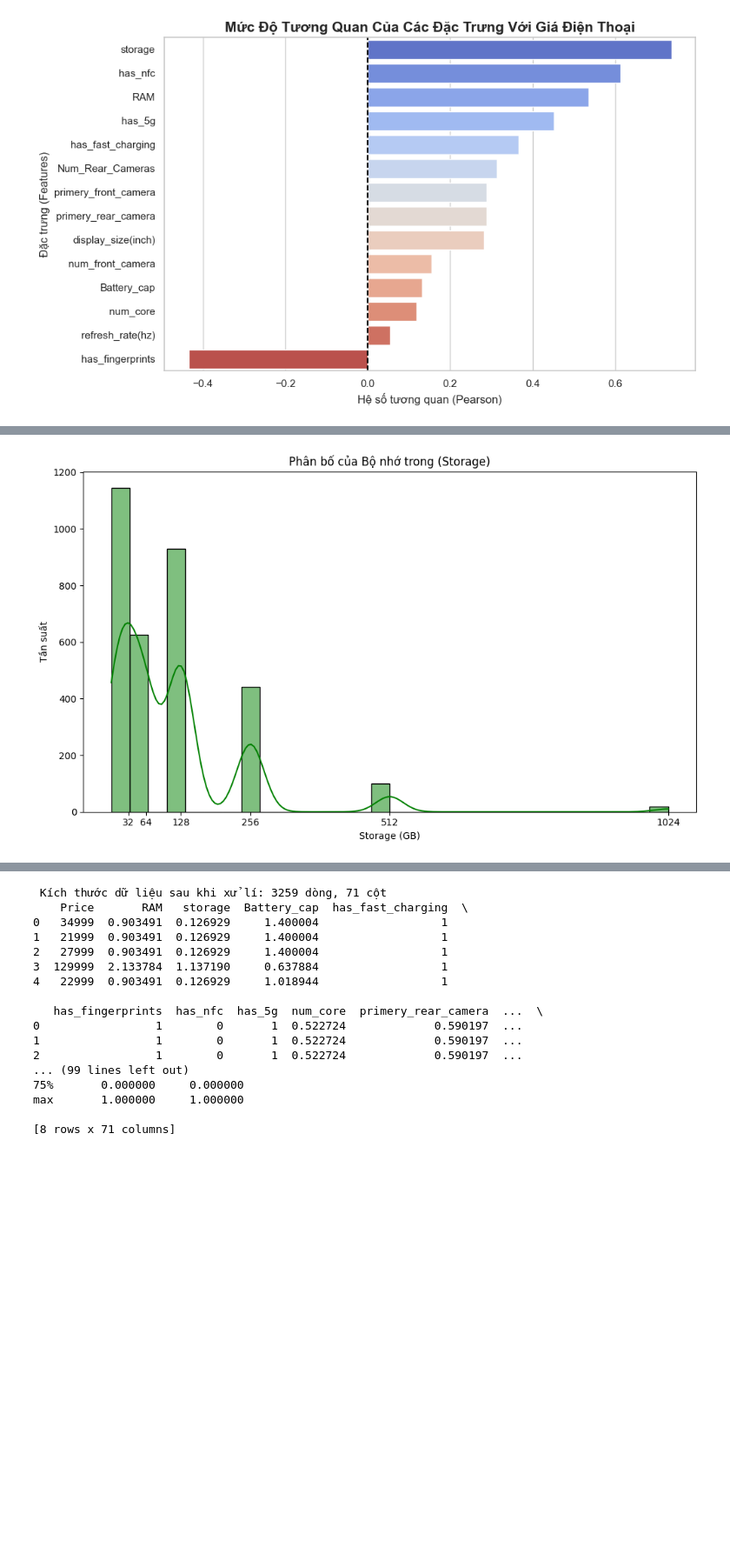
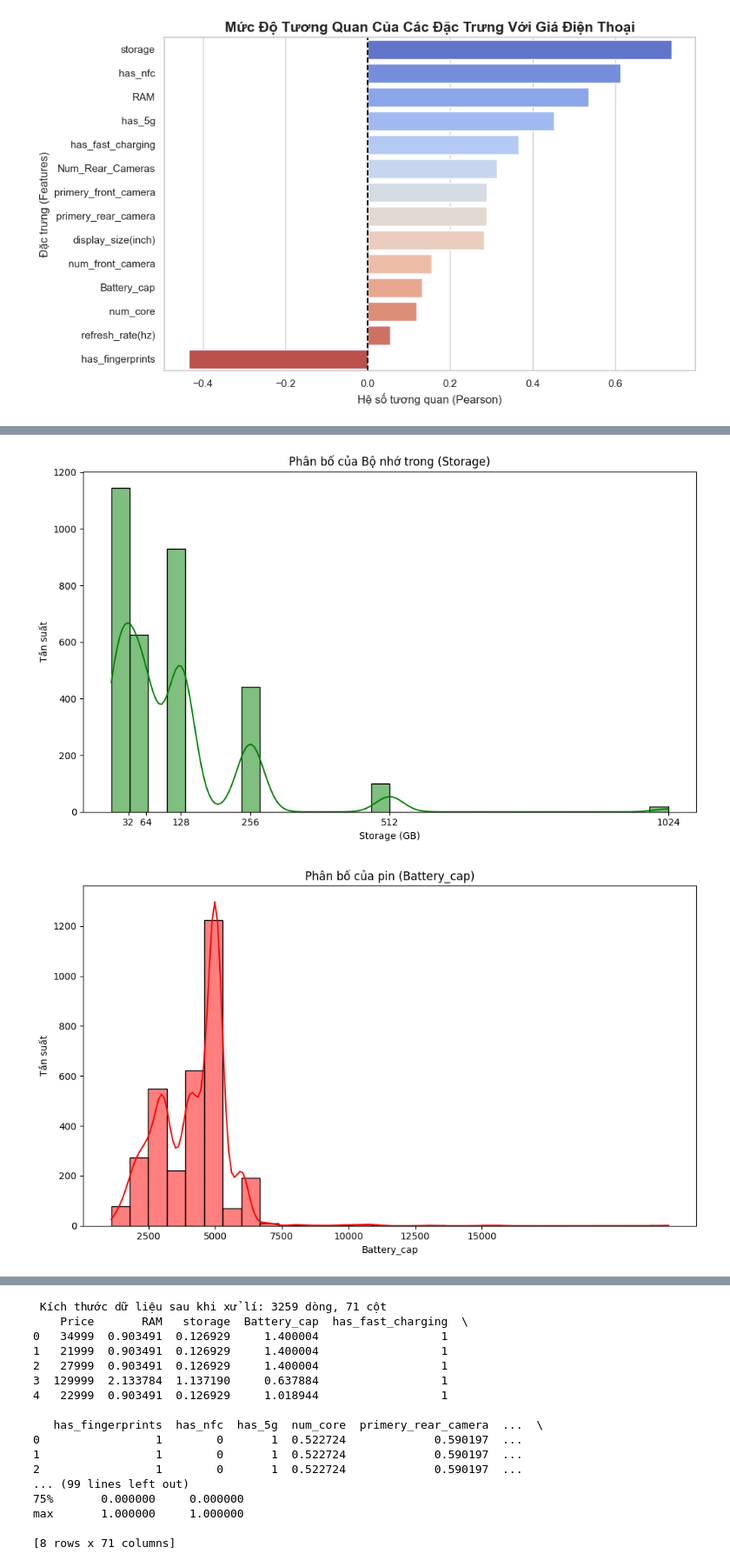
Before and after one commit to grst0610/Machine-learning, a Jupyter notebook: project.ipynb, the cells around one changed output, grey strips where cells are left out. Shown at 87% size. Drawn from its saved outputs; the diff is of its cells as text; code cells hidden in the pictures; blank space fills up the shorter version.

```diff
--- a/project.ipynb
+++ b/project.ipynb
@@ -172,33 +172,44 @@ sns.histplot(data=df, x='Price', kde=True, color='red', bins=50, edgecolor='blac
 plt.gca().xaxis.set_major_formatter(comma_formatter) # Thêm dấu phẩy hàng nghìn
 plt.title('Phân bố của Giá điện thoại (Price)')
 plt.xlabel('Giá tiền (VNĐ)')
 plt.ylabel('Tần suất')
 plt.tight_layout()
 plt.show()
 
 # 2. Biểu đồ Dung lượng RAM
 plt.figure(figsize=(10, 6))
 sns.histplot(data=df, x='RAM', kde=True, color='blue', bins=20, edgecolor='black')
 plt.xticks([2, 4, 6, 8, 12, 16, 24]) # Ép hiển thị đúng các mốc RAM
 plt.title('Phân bố của Dung lượng RAM')
 plt.xlabel('RAM (GB)')
 plt.ylabel('Tần suất')
 plt.tight_layout()
 plt.show()
 
 # 3. Biểu đồ Bộ nhớ trong (Storage)
 plt.figure(figsize=(10, 6))
 sns.histplot(data=df, x='storage', kde=True, color='green', bins=30, edgecolor='black')
 plt.xticks([32, 64, 128, 256, 512, 1024]) # Ép hiển thị đúng các mốc ROM
 plt.title('Phân bố của Bộ nhớ trong (Storage)')
 plt.xlabel('Storage (GB)')
 plt.ylabel('Tần suất')
 plt.tight_layout()
 plt.show()
+
+# 4. Biểu đồ pin (Battery_cap)
+plt.figure(figsize=(10, 6))
+sns.histplot(data=df, x='Battery_cap', kde=True, color='red', bins=30, edgecolor='black')
+plt.xticks([2500, 5000, 7500, 10000, 12500, 15000]) # Ép hiển thị đúng các mốc ROM
+plt.title('Phân bố của pin (Battery_cap)')
+plt.xlabel('Battery_cap')
+plt.ylabel('Tần suất')
+plt.tight_layout()
+plt.show()
 # %% [output]
 [figure]
 [figure]
 [figure]
+[figure, added]
 # %%
 import matplotlib.pyplot as plt
 import seaborn as sns
```
Also changed, not shown: parts of 3 cells of this notebook.
